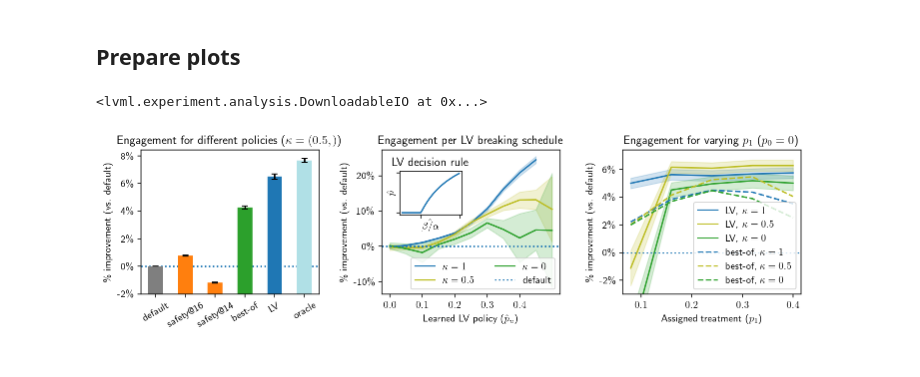
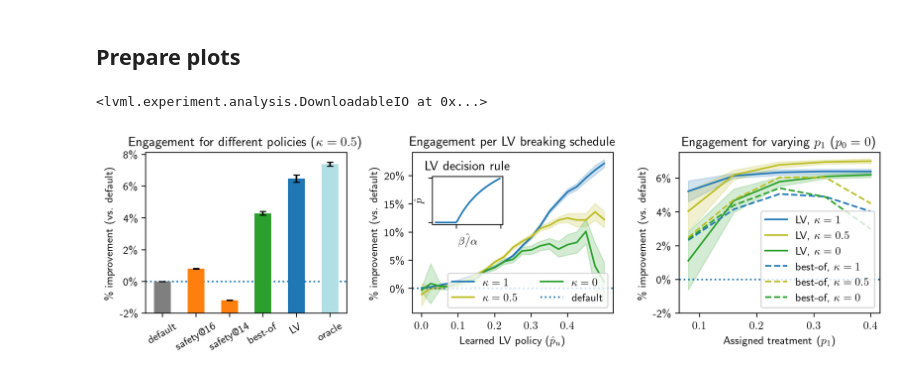
Before and after one commit to lvml-iclr-2023/learning-to-take-a-break, a Jupyter notebook: experiment_analysis.ipynb, the cells around one changed output. Cells and saved outputs as stored; diff of their text form; code cells hidden in the pictures.

```diff
--- a/experiment_analysis.ipynb
+++ b/experiment_analysis.ipynb
@@ -43,2 +44,18 @@ threshold_res = pickle.load(open(f'./output/safety_{selected_seed}.pkl','rb'))
+# %%
+read_csvs = lambda basename: pd.concat([
+    pd.read_csv(f).assign(seed=get_seed(f))
+    for f in file_list(basename)
+])
+
+read_pickles = lambda basename: {
+    get_seed(f): pickle.load(open(f,'rb'))
+    for f in file_list(basename)
+}
+
+
+results_df_combined = read_csvs('results_df.csv.zip')
+optimizer_variations_results_df_combined = read_csvs('sensitivity_df.csv.zip')
+safety_res_all = read_pickles('safety.pkl')
+params_all = read_pickles('params.pkl')
 # %% [markdown]
 ## Prepare plots
@@ -59,5 +62,21 @@ myopic_means = (
 # %%
 fig,axs=create_fig(1,3,tight_layout=dict(w_pad=2))
+
+selected_simulator = 'discrete'
+selected_kappa = 0.5
+selected_predictor = 'linear_regression'
+selected_safety_threshold_high = 16
+selected_safety_threshold_low = 14
+
+confidence_interval_alpha = 0.05
+
+myopic_means = (
+    results_df_combined
+    .query('simulator=="discrete" and policy=="myopic" and predictor=="linear_regression" and kappa==@selected_kappa')
+    .groupby('seed')
+    ['rate']
+    .mean()
+)
 
 kappa_colors={
     ('lv_engagement',1.0): 'tab:blue',
@@ -77,11 +96,7 @@ bar_plot_config={
     'oracle': (('oracle','lv_engagement'), 'powderblue', ''),
 }
 
-confidence_interval = lambda mu, std, count: scipy.stats.norm.interval(
-    0.95,
-    loc=mu,
-    scale=std/np.sqrt(count),
-)
+confidence_interval = lambda s: sm.stats.DescrStatsW(s).tconfint_mean(confidence_interval_alpha)
 
 ax=axs[0]
 prediction_policy_comparison_df = (
@@ -95,7 +110,7 @@ prediction_policy_comparison_df = (
         lambda row: pd.Series(
             {
                 'mean': row.mean(),
-                'yerr': confidence_interval(row.mean(), row.std()+1e-9, row.count())[1]-row.mean()
+                'yerr': confidence_interval(row)[1]-row.mean()
             }
         ),
         axis=1,
@@ -109,7 +124,7 @@ safety_df = (
         lambda row: pd.Series(
             {
                 'mean': row.mean(),
-                'yerr': confidence_interval(row.mean(), row.std()+1e-9, row.count())[1]-row.mean()
+                'yerr': confidence_interval(row)[1]-row.mean()
             }
         ),
         axis=1,
@@ -117,7 +132,6 @@ safety_df = (
     .reset_index()
     .assign(policy='safety')
     .set_index(['policy','index'])
-    # .pipe(lambda df: df.set_index([('safety',x) for x in df.index]))
 )
 
 barplot_comparison_df=pd.concat([prediction_policy_comparison_df,safety_df])
@@ -151,24 +165,22 @@ ax.yaxis.set_major_formatter(matplotlib.ticker.FuncFormatter(lambda x,pos: f'{ro
 #
 
 ax=axs[1]
-i=0
 for selected_kappa in [1.0,0.5,0.0]:
     (
-        results_df
+        results_df_combined
         .query('simulator==@selected_simulator and kappa==@selected_kappa and predictor==@selected_predictor')
         .pipe(lambda df: pd.concat(
             [
                 (
                     df
-                    .pivot('user_ind','policy','rate')
+                    .pivot(['seed','user_ind'],'policy','rate')
                     .apply(lambda row: row['lv_engagement']/(row['myopic']+1e-5)-1,axis=1)
-                    .apply(lambda s: s*100)
                     .rename('gain')
                 ),
                 (
                     df
                     .query('policy=="lv_engagement"')
-                    .set_index('user_ind')
+                    .set_index(['seed','user_ind'])
                     ['p_fb']
                 ),
             ],
@@ -176,13 +188,13 @@ for selected_kappa in [1.0,0.5,0.0]:
         ))
         .query('p_fb>1e-5')
         .assign(
-            p_group=lambda df: quantize(df['p_fb'], res=0.05)
+            p_group=lambda df: quantize(df['p_fb'], res=0.025)
         )
         .groupby('p_group')
         ['gain']
         .agg([
             ('mean', 'mean'),
-            ('ci', lambda s: confidence_interval(s.mean(), s.std(), s.count())),
+            ('ci', lambda s: confidence_interval(s)),
         ])
         .pipe(lambda df: [
             df['mean'].plot.line(
@@ -199,10 +211,9 @@ for selected_kappa in [1.0,0.5,0.0]:
             )
         ])
     )
-    i+=1
 
 ax.axhline(0, linestyle=':', label='default')
-ax.yaxis.set_major_formatter(matplotlib.ticker.FuncFormatter(lambda x,pos: f'{round(x)}\%'))
+ax.yaxis.set_major_formatter(matplotlib.ticker.FuncFormatter(lambda x,pos: f'{round(x*100)}\%'))
 ax.set(
     title='Engagement per LV breaking schedule',
     xlabel=r'Learned LV policy ($\hat{p}_u$)',
@@ -233,63 +244,61 @@ plt.setp(axins.get_yticklabels(), visible=False)
 #
 
 ax=axs[2]
-i=0
 for selected_policy, display_name in [('lv_engagement','LV'), ('argmax','best-of')]:
     for selected_kappa in [1.0,0.5,0.0]:
         color = kappa_colors[('lv_engagement',selected_kappa)]
         linestyle = '-' if selected_policy=='lv_engagement' else '--'
         (
-            optimizer_variations_results_df
+            optimizer_variations_results_df_combined
             .query('predictor=="linear_regression" and mode=="two-treatment" and kappa==@selected_kappa')
-            .pivot(
-                ['p1','user_ind'],
-                'policy',
-                'rate',
-            )
+            .drop(['predictor','mode','kappa'],axis=1)
+            .groupby(['seed','p1','policy'])
+            ['rate']
+            .mean()
+            .unstack()
             .apply(lambda row: row/row['myopic']-1, axis=1)
-            .apply(lambda s: s*100)
-            [selected_policy]
-            .groupby(level=0)
+            .drop('myopic', axis=1)
+            .groupby(level=1)
             .agg([
                 ('mean', 'mean'),
-                ('ci', lambda s: confidence_interval(s.mean(), s.std(), s.count())),
+                ('ci', lambda s: confidence_interval(s)),
             ])
-            # .swaplevel(axis=1)
-            # .stack()
+            [selected_policy]
             .pipe(lambda df: [
                 df['mean'].plot.line(
                     ax=ax,
                     label=f'{display_name}, $\kappa={selected_kappa:.1g}$',
                     color=color,
                     linestyle=linestyle,
                 ),
                 ax.fill_between(
                     df.index,
                     df['ci'].map(lambda t: t[0]),
                     df['ci'].map(lambda t: t[1]),
                     alpha=0.2,
                     color=color,
                 ) if selected_policy=='lv_engagement' else None
             ])
         )
-        i+=1
 
 ax.axhline(0,linestyle=':')
-ax.legend()
+ax.legend(
+    loc='lower right',
+)
 ax.set(
     title='Engagement for varying $p_1$ ($p_0=0$)',
     xlabel='Assigned treatment ($p_1$)',
     ylabel=r'\% improvement - engagement',
-    ylim=(-3,None),
+    ylim=(-0.02,None),
 )
-ax.yaxis.set_major_formatter(matplotlib.ticker.FuncFormatter(lambda x,pos: f'{round(x)}\%'))
+ax.yaxis.set_major_formatter(matplotlib.ticker.FuncFormatter(lambda x,pos: f'{round(x*100)}\%'))
 
 for i,ax in enumerate(axs):
     ax.set(
         ylabel=r'\% improvement (vs. default)',
     )
 
-fig.download('movielens_experiment.pdf')
+fig.download(f'{dataset}_experiment.pdf')
 # %% [output]
 <lvml.experiment.analysis.DownloadableIO at 0x...>
-[figure, old version]
+[figure, new version]
```
Also changed, not shown: parts of 9 cells of this notebook, 9 other files.
